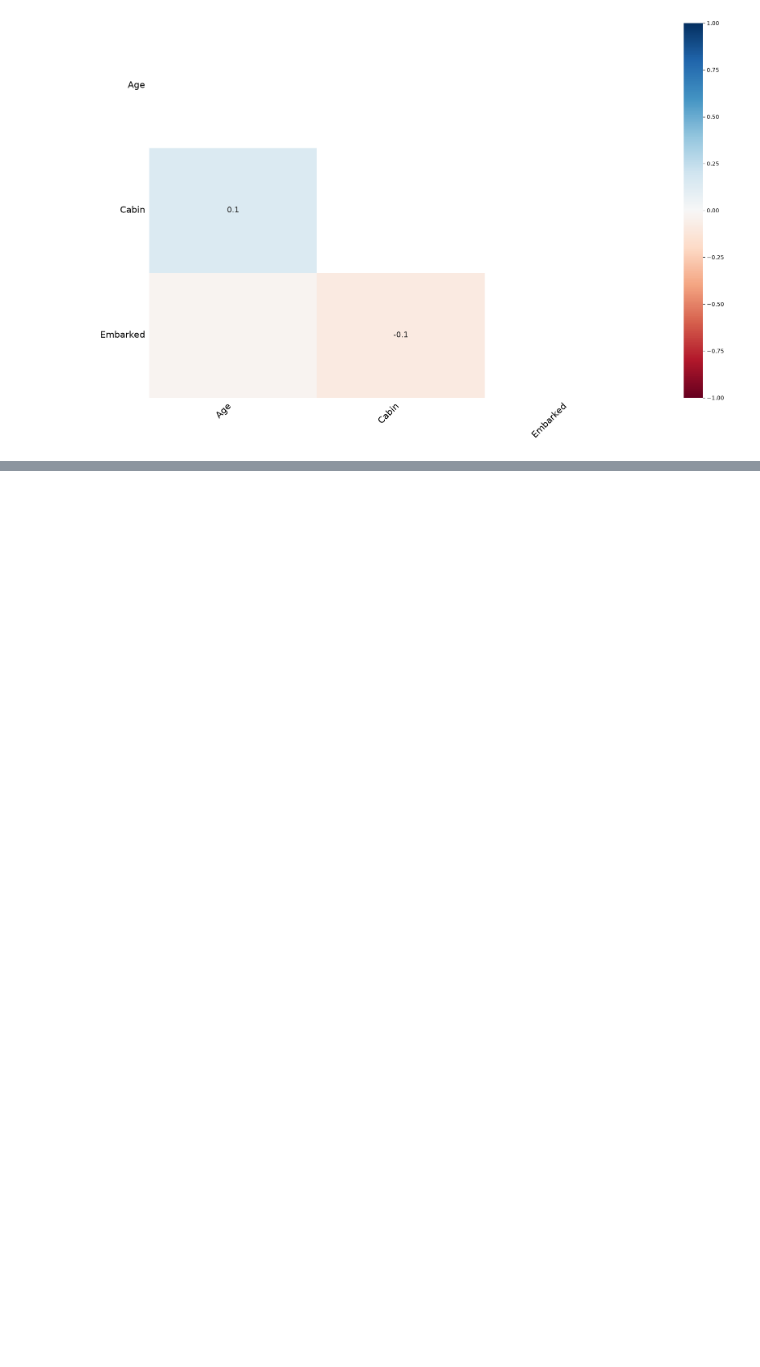
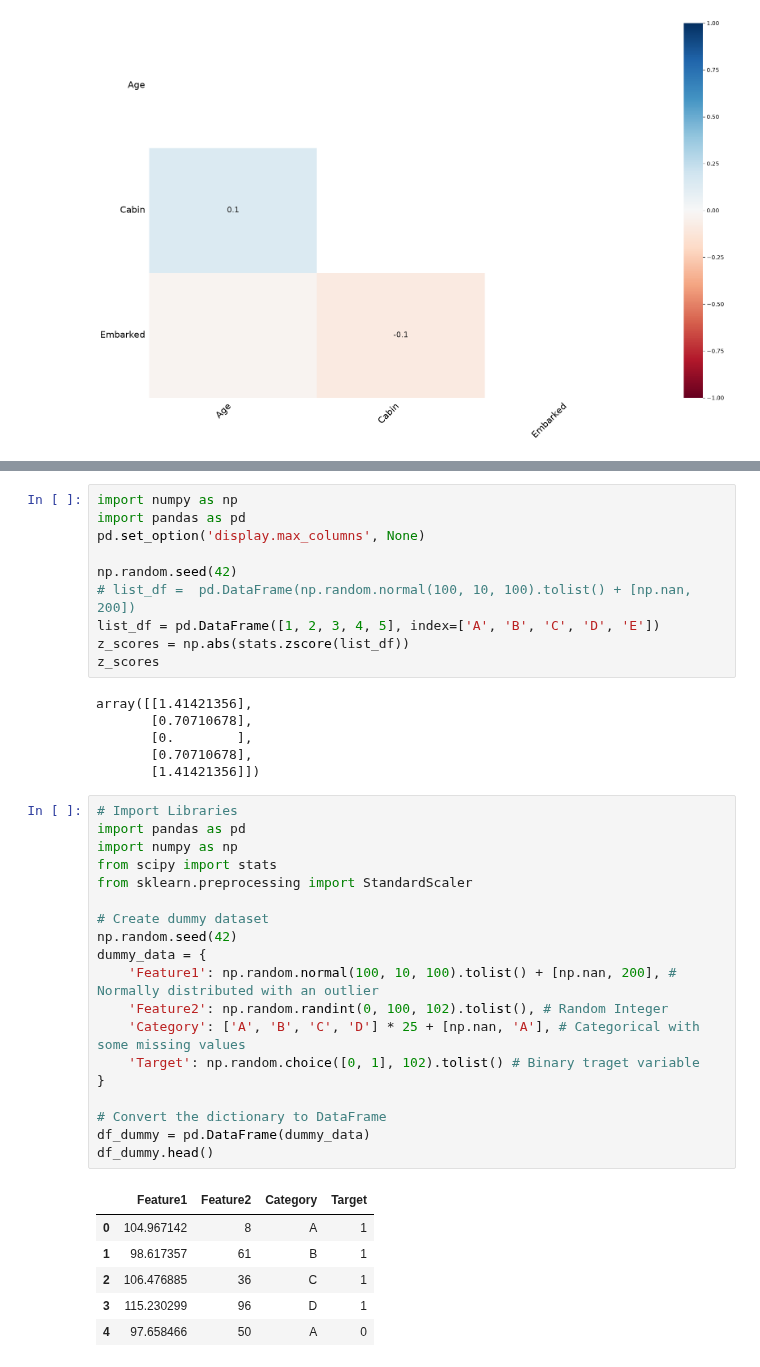
Before and after one commit to Eakempreet/microsoft-ai-ml-engineering, a Jupyter notebook: 01-foundations-of-ai-ml/module_1/foundations_of_ai_ml.ipynb, the cells around one changed output, grey strips where cells are left out. Saved outputs shown, nothing was run; the diff lists cells and outputs as text; blank space fills up the shorter version.

```diff
--- a/01-foundations-of-ai-ml/module_1/foundations_of_ai_ml.ipynb
+++ b/01-foundations-of-ai-ml/module_1/foundations_of_ai_ml.ipynb
@@ -671,0 +710,42 @@ df_final.head()
+# %%
+import numpy as np
+import pandas as pd
+pd.set_option('display.max_columns', None)
+
+np.random.seed(42)
+# list_df =  pd.DataFrame(np.random.normal(100, 10, 100).tolist() + [np.nan, 200])
+list_df = pd.DataFrame([1, 2, 3, 4, 5], index=['A', 'B', 'C', 'D', 'E'])
+z_scores = np.abs(stats.zscore(list_df))
+z_scores
+# %% [output]
+array([[1.41421356],
+       [0.70710678],
+       [0.        ],
+       [0.70710678],
+       [1.41421356]])
+# %%
+# Import Libraries
+import pandas as pd
+import numpy as np
+from scipy import stats
+from sklearn.preprocessing import StandardScaler
+
+# Create dummy dataset
+np.random.seed(42)
+dummy_data = {
+    'Feature1': np.random.normal(100, 10, 100).tolist() + [np.nan, 200], # Normally distributed with an outlier
+    'Feature2': np.random.randint(0, 100, 102).tolist(), # Random Integer
+    'Category': ['A', 'B', 'C', 'D'] * 25 + [np.nan, 'A'], # Categorical with some missing values
+    'Target': np.random.choice([0, 1], 102).tolist() # Binary traget variable
+}
+
+# Convert the dictionary to DataFrame
+df_dummy = pd.DataFrame(dummy_data)
+df_dummy.head()
+# %% [output]
+|  | Feature1 | Feature2 | Category | Target |
+| 0 | 104.967142 | 8 | A | 1 |
+| 1 | 98.617357 | 61 | B | 1 |
+| 2 | 106.476885 | 36 | C | 1 |
+| 3 | 115.230299 | 96 | D | 1 |
+| 4 | 97.658466 | 50 | A | 0 |
```
Also changed, not shown: parts of 7 cells of this notebook.
